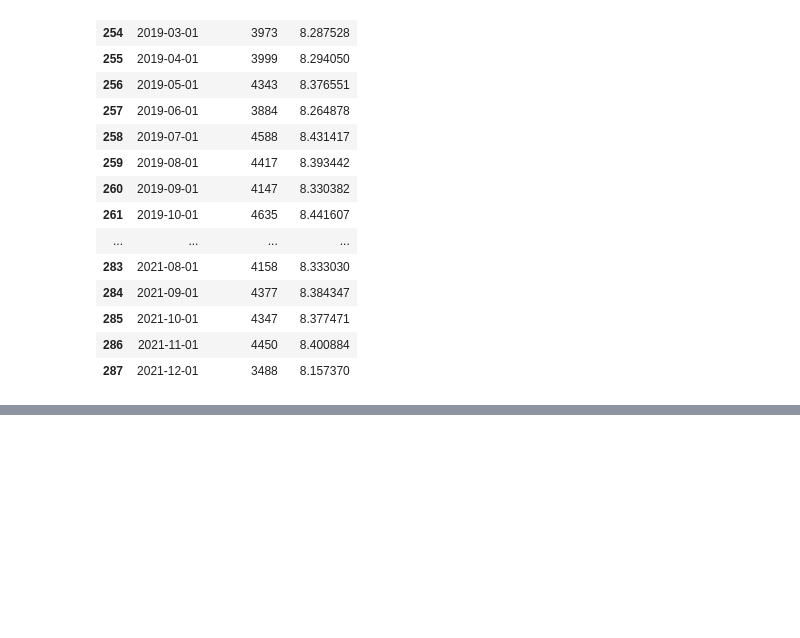
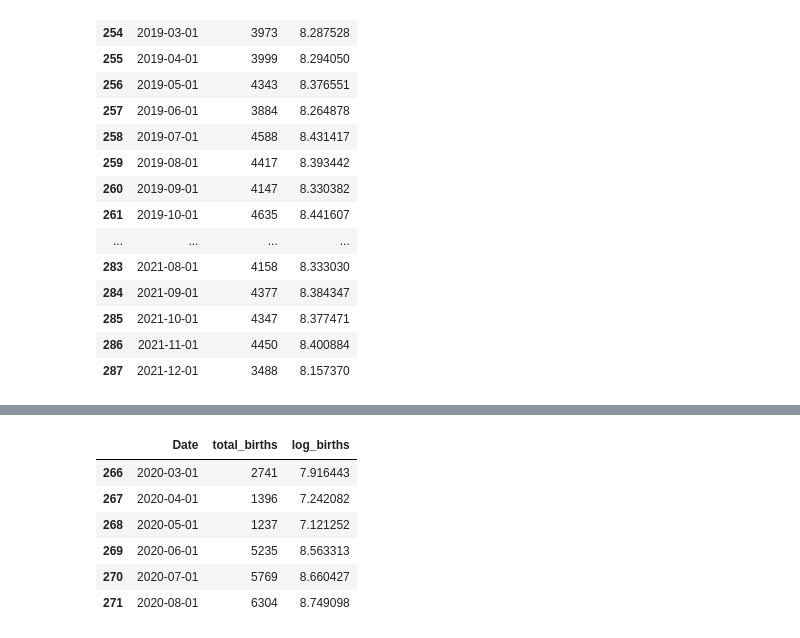
Before and after one commit to arosha27/DeepLearningProjects, a Jupyter notebook: MonthlyBirthRateInScotland.ipynb, the cells around one changed output, grey strips where cells are left out. Cells and saved outputs as stored; diff of their text form; code cells hidden in the pictures; blank space fills up the shorter version.

```diff
--- a/MonthlyBirthRateInScotland.ipynb
+++ b/MonthlyBirthRateInScotland.ipynb
@@ -266,0 +343,11 @@ monthly_births[(monthly_births['Date'] >= '2019-01-01') & (monthly_births['Date'
+# %%
+# View fixed months
+monthly_births_fixed[(monthly_births_fixed['Date'] >= '2020-03-01') & (monthly_births_fixed['Date'] <= '2020-08-01')]
+# %% [output]
+|  | Date | total_births | log_births |
+| 266 | 2020-03-01 | 2741 | 7.916443 |
+| 267 | 2020-04-01 | 1396 | 7.242082 |
+| 268 | 2020-05-01 | 1237 | 7.121252 |
+| 269 | 2020-06-01 | 5235 | 8.563313 |
+| 270 | 2020-07-01 | 5769 | 8.660427 |
+| 271 | 2020-08-01 | 6304 | 8.749098 |
```
Also changed, not shown: parts of 6 cells of this notebook.
